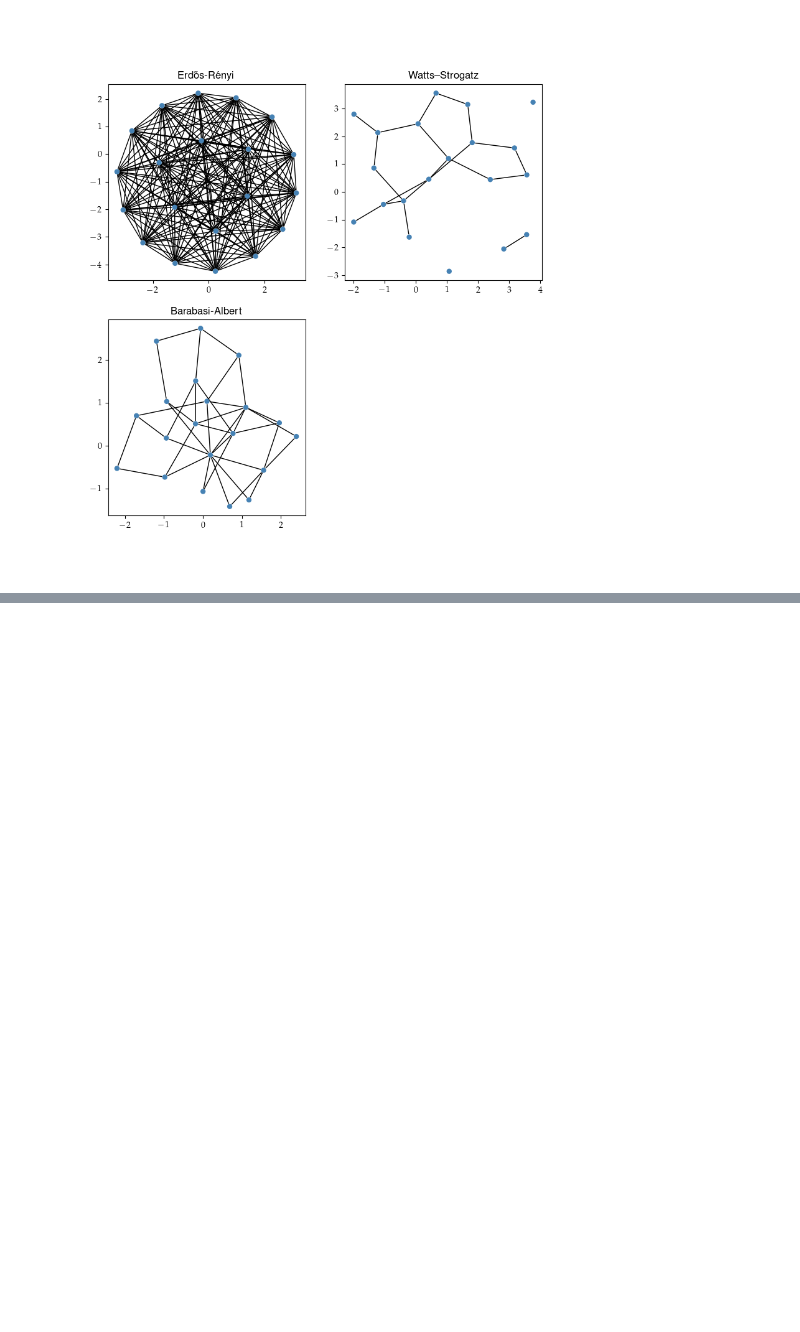
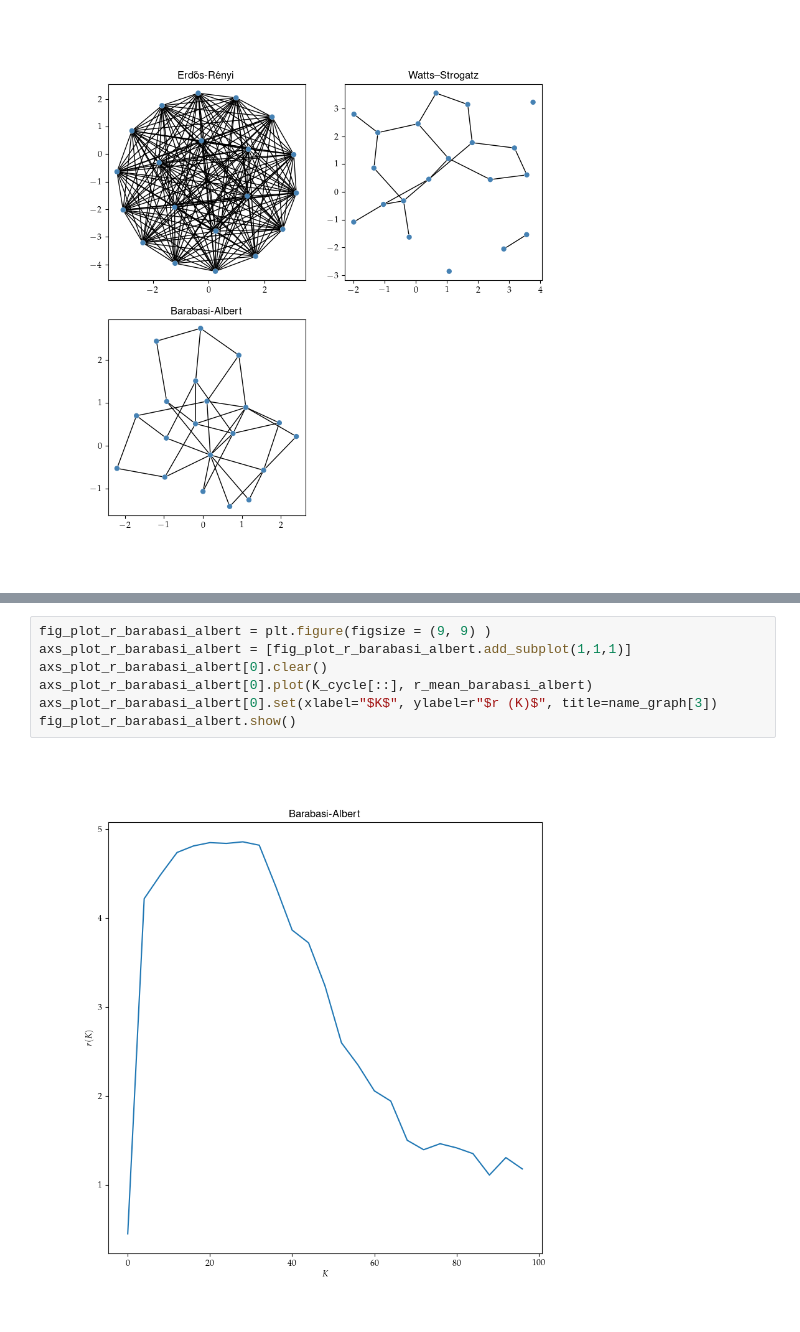
Before and after one commit to rodvals/BSc_thesis, a Jupyter notebook: Kuramoto_on_Graphs.ipynb, the cells around one changed output, grey strips where cells are left out. Cells and saved outputs as stored; diff of their text form; blank space fills up the shorter version.

```diff
--- a/Kuramoto_on_Graphs.ipynb
+++ b/Kuramoto_on_Graphs.ipynb
@@ -259,0 +324,9 @@ axs_plot_r[0].set(xlabel="$K$", ylabel=r"$r (K)$", title=name_graph[1])
+# %%
+fig_plot_r_barabasi_albert = plt.figure(figsize = (9, 9) )
+axs_plot_r_barabasi_albert = [fig_plot_r_barabasi_albert.add_subplot(1,1,1)]
+axs_plot_r_barabasi_albert[0].clear()
+axs_plot_r_barabasi_albert[0].plot(K_cycle[::], r_mean_barabasi_albert)
+axs_plot_r_barabasi_albert[0].set(xlabel="$K$", ylabel=r"$r (K)$", title=name_graph[3])
+fig_plot_r_barabasi_albert.show()
+# %% [output]
+[figure, added]
```
Also changed, not shown: parts of 13 cells of this notebook.
